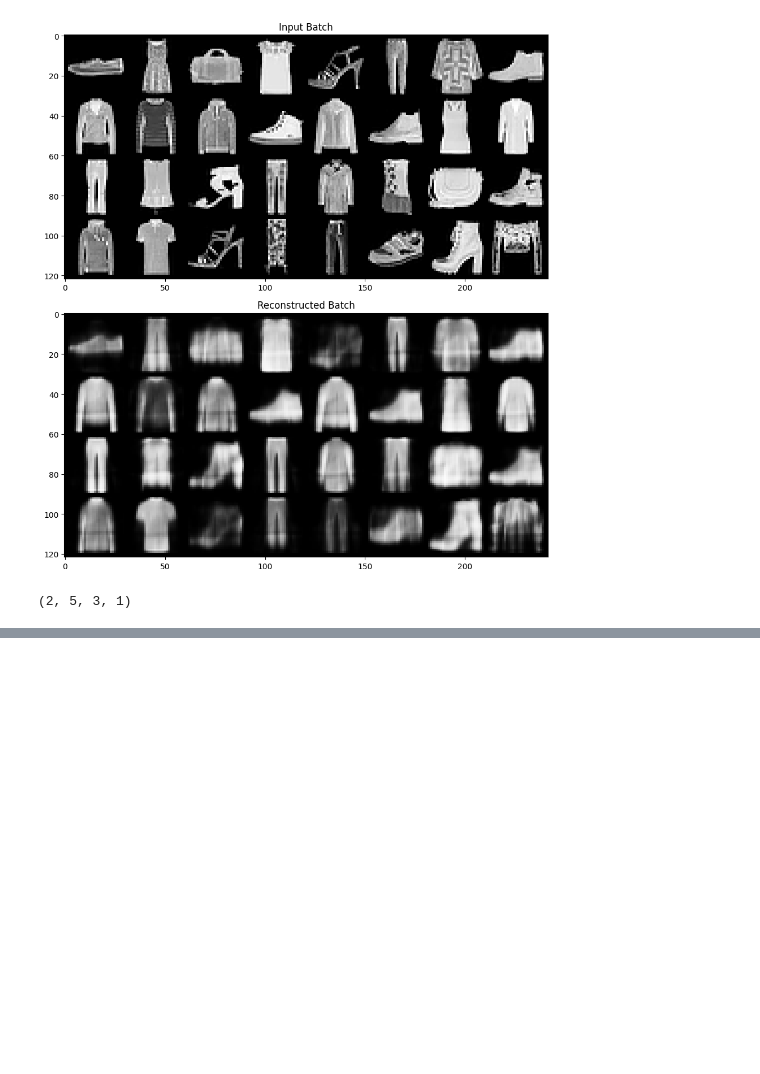
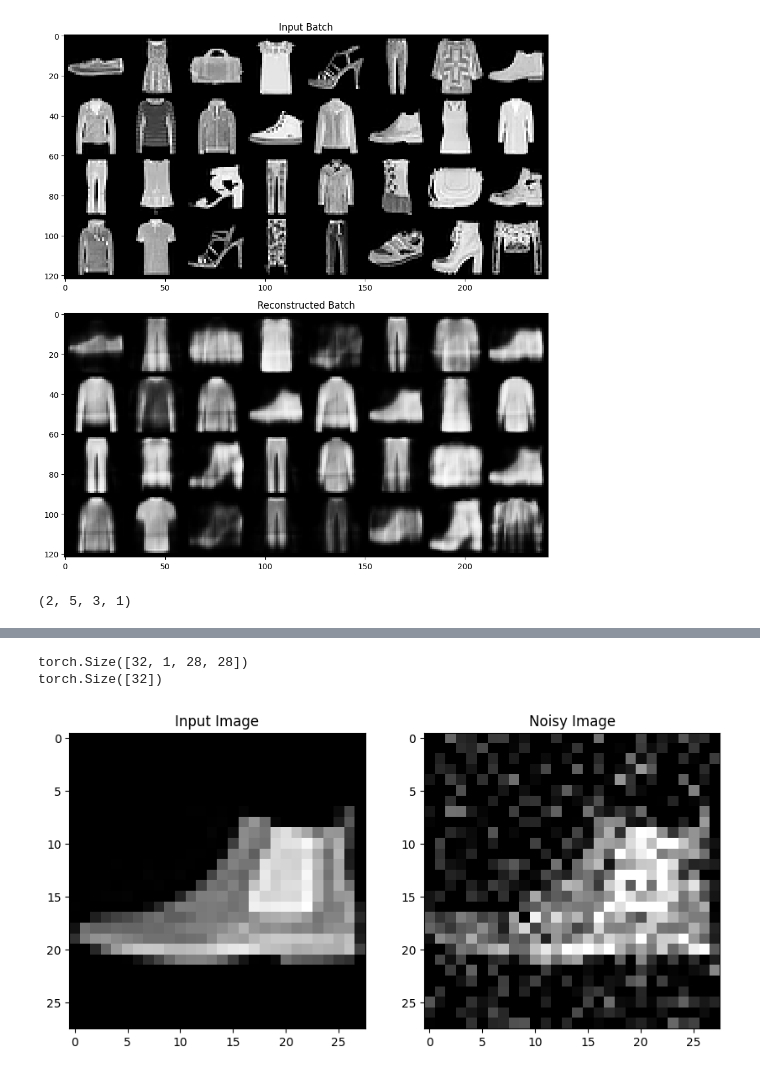
Before and after one commit to vagmin27/DeepLearning, a Jupyter notebook: AutoEncoders.ipynb, the cells around one changed output, grey strips where cells are left out. Drawn from its saved outputs; the diff is of its cells as text; code cells hidden in the pictures; blank space fills up the shorter version.

```diff
--- a/AutoEncoders.ipynb
+++ b/AutoEncoders.ipynb
@@ -434,0 +574,9 @@ np.transpose(x, (1, 3, 2, 0)).shape
+# %%
+# Model Initialization
+model = Deep_AE()
+
+# Validation using MSE Loss function
+loss_function = torch.nn.MSELoss()
+
+# Using an Adam Optimizer with lr = 0.1
+optimizer = torch.optim.Adam(model.parameters(), lr = 1e-3)
@@ -434,0 +894,37 @@ np.transpose(x, (1, 3, 2, 0)).shape
+# %%
+def add_noise(inputs, noise_factor):
+
+     noisy = inputs + torch.randn_like(inputs) * noise_factor
+
+     noisy = torch.clamp(noisy, 0., 1.)
+
+     return noisy
+# %%
+for image, labels in train_loader:
+  print(image.shape)
+  print(labels.shape)
+
+  # selecting a random image
+  index = random.randint(0, 31)
+  img = image[index]
+  label = labels[index]
+  img = img.reshape(28, 28)
+
+  # adding noise to the image
+  noisy_img = add_noise(img, 0.2)
+
+  figure, ax = plt.subplots(1, 2, figsize=(10, 10))
+
+  ax[0].imshow(img, cmap = 'gray')
+  ax[0].grid(False)
+  ax[0].title.set_text('Input Image')
+
+  ax[1].imshow(noisy_img, cmap = 'gray')
+  ax[1].grid(False)
+  ax[1].title.set_text('Noisy Image')
+
+  break
+# %% [output]
+torch.Size([32, 1, 28, 28])
+torch.Size([32])
+[figure, added]
```
Also changed, not shown: parts of 32 cells of this notebook.
